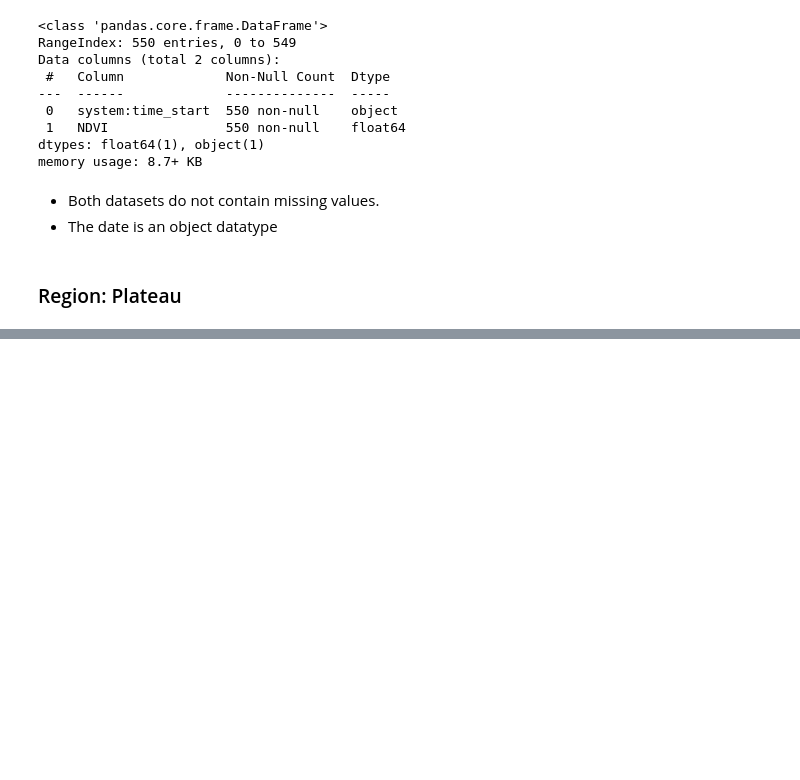
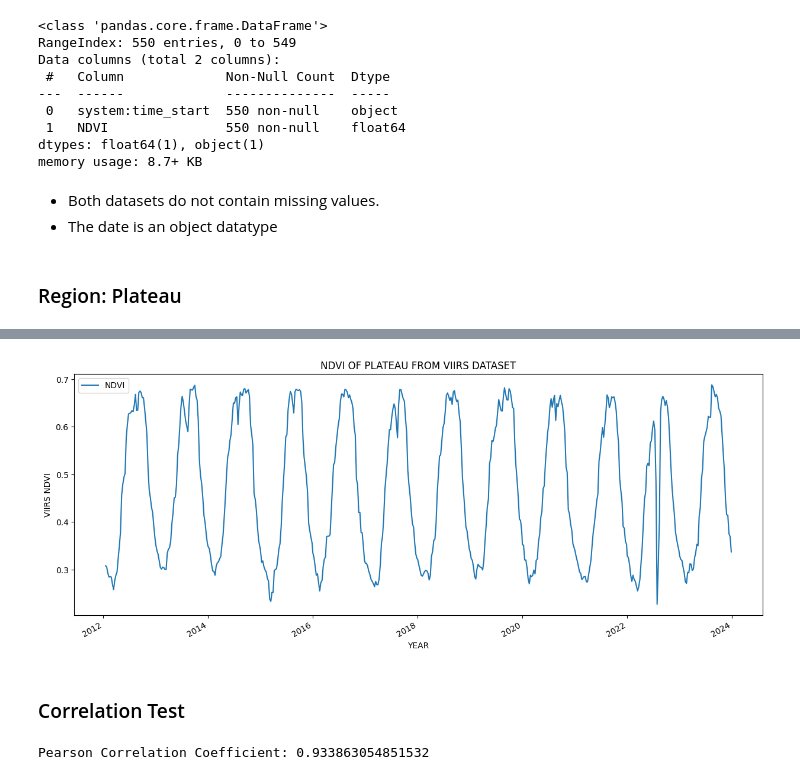
Before and after one commit to Lorraine254/Backdating_Satellite_Data, a Jupyter notebook: Backdating Satellite Data.ipynb, the cells around one changed output, grey strips where cells are left out. Saved outputs shown, nothing was run; the diff lists cells and outputs as text; code cells hidden in the pictures; blank space fills up the shorter version.

```diff
--- a/Backdating Satellite Data.ipynb
+++ b/Backdating Satellite Data.ipynb
@@ -47,0 +154,33 @@ memory usage: 8.7+ KB
+# %%
+#creating a time series plot
+
+#converting the date to a datetime object
+plateau_viirs['date']=pd.to_datetime(plateau_viirs['system:time_start'])
+
+#setting the datetime as the index
+plateau_viirs.set_index('date', inplace=True)
+
+#line plot
+plateau_viirs.plot(figsize=(15,6))
+plt.title('NDVI OF PLATEAU FROM VIIRS DATASET')
+plt.xlabel('YEAR')
+plt.ylabel('VIIRS NDVI')
+plt.show()
+# %% [output]
+[figure, added]
+# %% [markdown]
+### Correlation Test
+# %%
+# Merging the two Datasets
+merged_df = pd.merge(plateau_modis, plateau_viirs, on=['date'], how='inner',)
+
+# Dropping unnecessary columns
+merged_df.drop(['system:time_start_x','system:time_start_y'],axis=1,inplace=True)
+
+## Calculate Pearson correlation coefficient and p-value
+correlation_coefficient, p_value = pearsonr(merged_df['NDVI_x'], merged_df['NDVI_y'])
+
+# Display the results
+print(f"Pearson Correlation Coefficient: {correlation_coefficient}")
+# %% [output]
+Pearson Correlation Coefficient: 0.933863054851532
```
Also changed, not shown: parts of 13 cells of this notebook.
